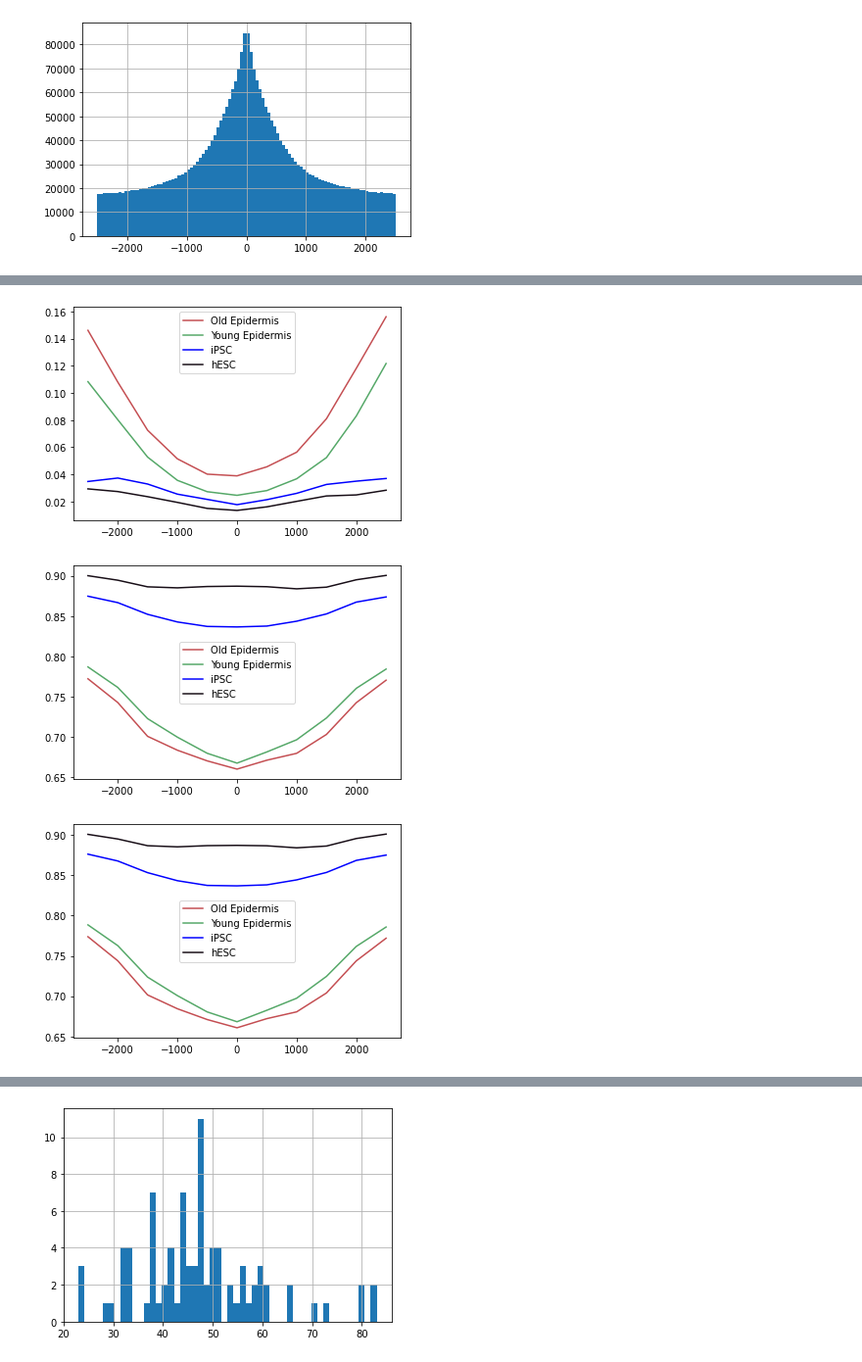
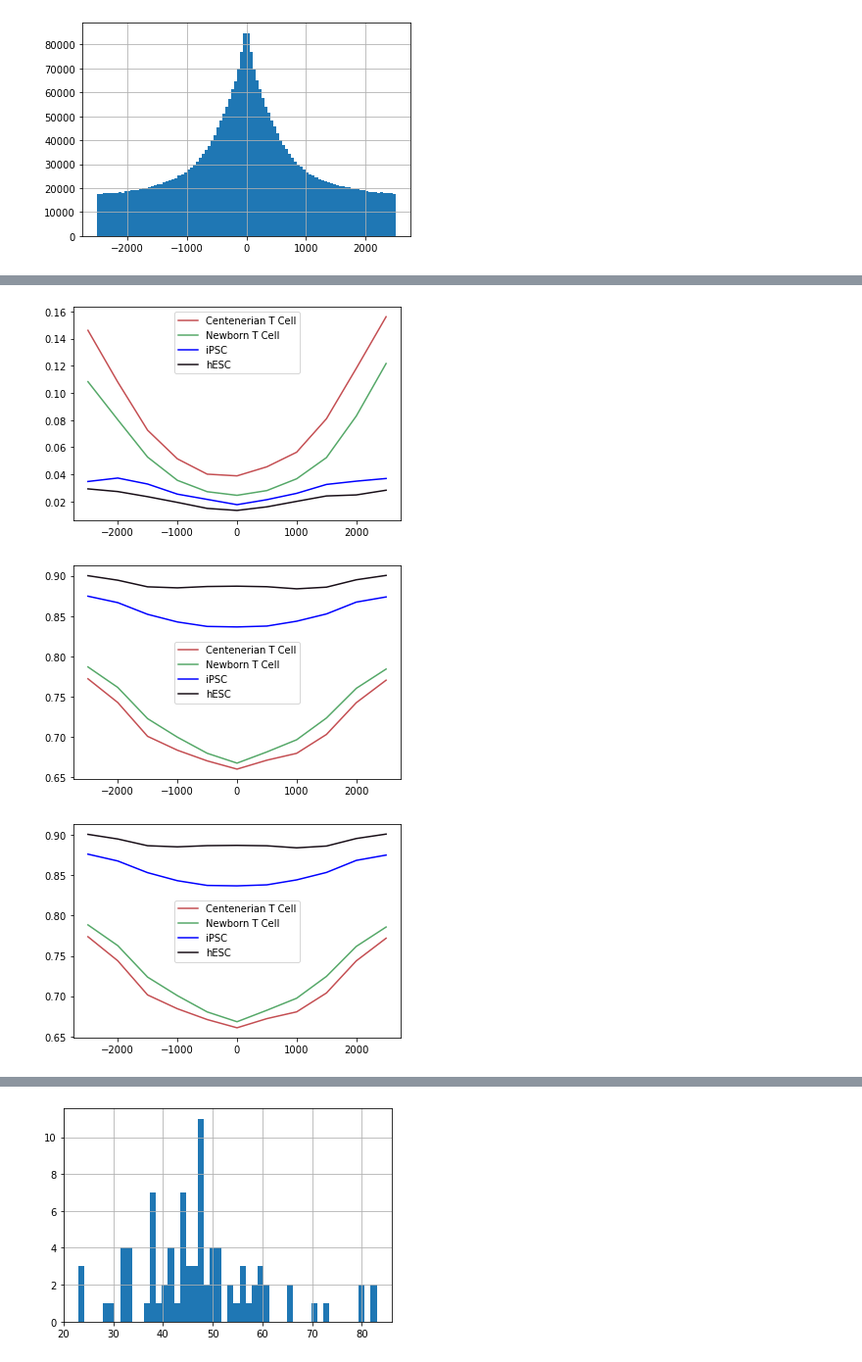
Before and after one commit to moqri/aging_2021, a Jupyter notebook: index/index-Copy1.ipynb, the cells around one changed output, grey strips where cells are left out. Shown at 98% size. Saved outputs shown, nothing was run; the diff lists cells and outputs as text; code cells hidden in the pictures.

```diff
--- a/index/index-Copy1.ipynb
+++ b/index/index-Copy1.ipynb
@@ -200,4 +201,7 @@ blood=['h9','ips','nb','ct']
 skin=['h9','ips','sy','so']
 blood_t=['hESC','iPSC','Newborn T Cell','Centenerian T Cell']
 skin_t=['hESC','iPSC','Young Epidermis','Old Epidermis']
+# %%
+cell=skin
+label=blood_t
 # %%
@@ -220,27 +224,27 @@ ax=sns.lineplot(data=pl,dashes=False,hue_order=skin_t[::-1],
 # %%
 dle=dl[dl.tss.isin(ezh.g)].drop(['g','tss','d'],1)
-pl=dle.groupby('dq').mean()[skin]
-pl.columns=skin_t
+pl=dle.groupby('dq').mean()[cell]
+pl.columns=label
 pl.index=list(range(-2500,2501,500))
-ax=sns.lineplot(data=pl,dashes=False,hue_order=skin_t[::-1],
+ax=sns.lineplot(data=pl,dashes=False,hue_order=label[::-1],
                 palette = sns.color_palette(["#c44e52","#55a868","#0000FF","#180e17"]))
 # %% [output]
-[figure, old version]
+[figure, new version]
 # %%
 dh=df[df.h9>.6]
-pl=dh.groupby('dq').mean()[skin]
-pl.columns=skin_t
+pl=dh.groupby('dq').mean()[cell]
+pl.columns=label
 pl.index=list(range(-2500,2501,500))
-ax=sns.lineplot(data=pl,dashes=False,hue_order=skin_t[::-1],
+ax=sns.lineplot(data=pl,dashes=False,hue_order=label[::-1],
                 palette = sns.color_palette(["#c44e52","#55a868","#0000FF","#180e17"]))
 # %% [output]
-[figure, old version]
+[figure, new version]
 # %%
 dho=dh[~dh.tss.isin(ezh.g)].drop(['g','tss','d'],1)
-pl=dho.groupby('dq').mean()[skin]
-pl.columns=skin_t
+pl=dho.groupby('dq').mean()[cell]
+pl.columns=label
 pl.index=list(range(-2500,2501,500))
-ax=sns.lineplot(data=pl,dashes=False,hue_order=skin_t[::-1],
+ax=sns.lineplot(data=pl,dashes=False,hue_order=label[::-1],
                 palette = sns.color_palette(["#c44e52","#55a868","#0000FF","#180e17"]))
 # %% [output]
-[figure, old version]
+[figure, new version]
```
Also changed, not shown: parts of 35 cells of this notebook.
